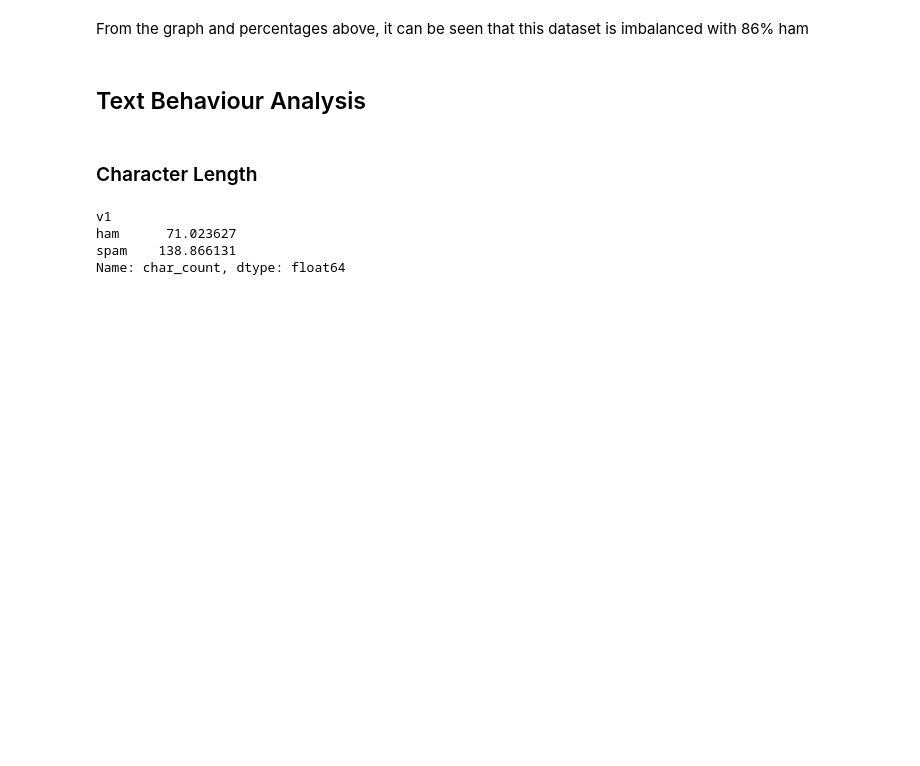
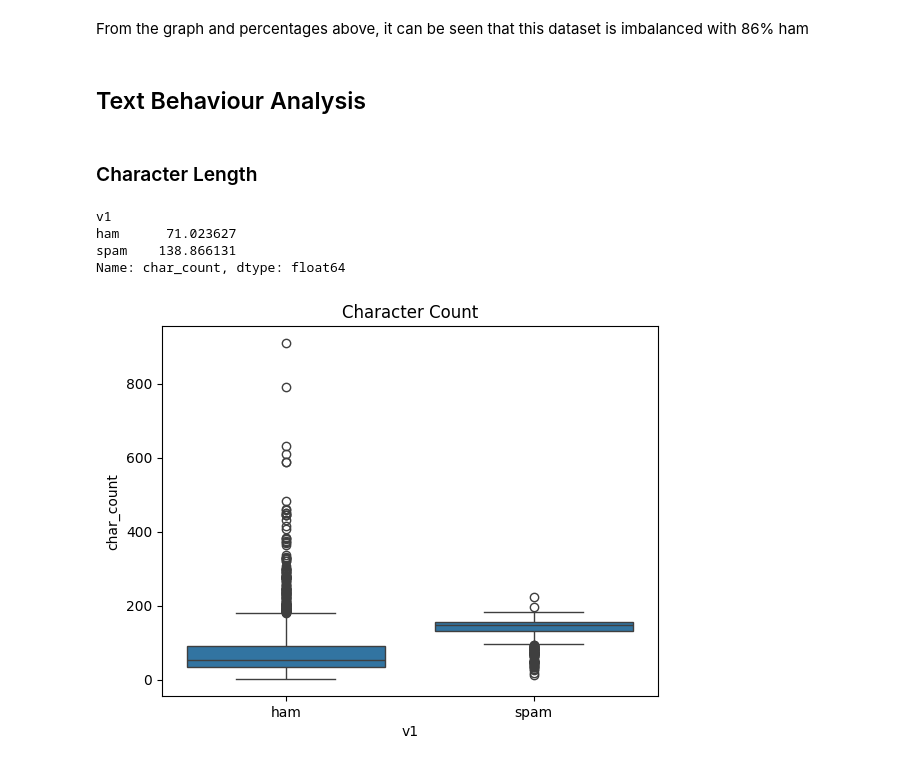
Before and after one commit to phoeb-exe/ai-spam-call-detection, a Jupyter notebook: notebooks/eda.ipynb, the cells around one changed output. Drawn from its saved outputs; the diff is of its cells as text; code cells hidden in the pictures; blank space fills up the shorter version.

```diff
--- a/notebooks/eda.ipynb
+++ b/notebooks/eda.ipynb
@@ -147,3 +147,11 @@ v1
 ham      71.023627
 spam    138.866131
 Name: char_count, dtype: float64
+# %%
+import seaborn as sns
+
+sns.boxplot(x='v1', y='char_count', data=df)
+plt.title('Character Count')
+plt.show()
+# %% [output]
+[figure, added]
```
